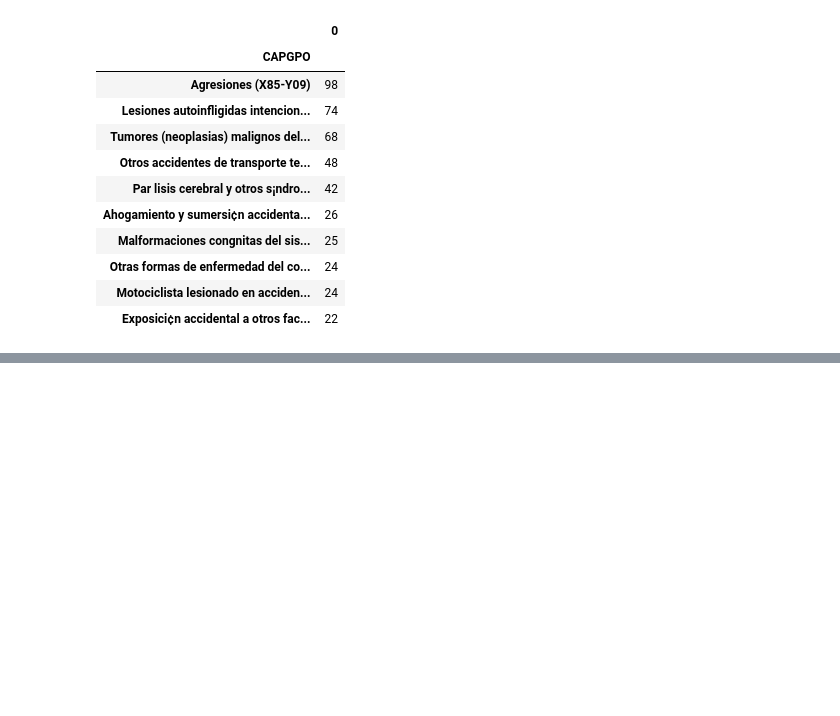
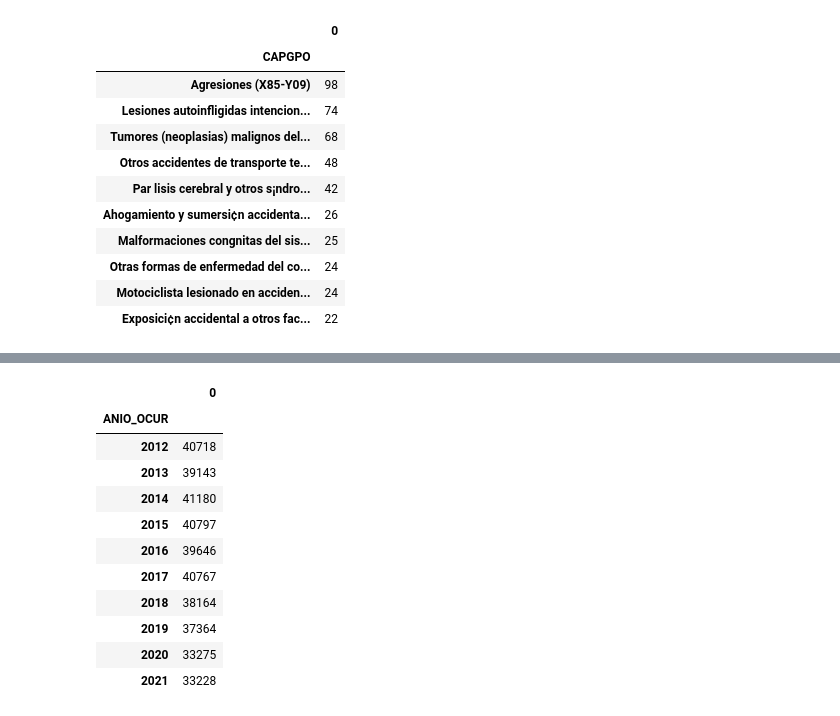
Before and after one commit to jdanielgoh/datos-defunciones, a Jupyter notebook: analisis.ipynb, the cells around one changed output, grey strips where cells are left out. Cells and saved outputs as stored; diff of their text form; code cells hidden in the pictures; blank space fills up the shorter version.

```diff
--- a/analisis.ipynb
+++ b/analisis.ipynb
@@ -80,0 +104,17 @@ datos[["ENT_OCURR","CVEGEO","EDAD","SEXO","CVE_CAPGPO","ANIO_BASE"]].to_csv("dat
+# %%
+ef = datos[datos.ANIO_OCUR.apply(int)>2011][["ANIO_OCUR","ENT_OCURR"]].groupby(["ANIO_OCUR","ENT_OCURR"]).size().reset_index()
+# %%
+ef.groupby("ANIO_OCUR").sum()
+# %% [output]
+|  | 0 |
+| ANIO_OCUR |  |
+| 2012 | 40718 |
+| 2013 | 39143 |
+| 2014 | 41180 |
+| 2015 | 40797 |
+| 2016 | 39646 |
+| 2017 | 40767 |
+| 2018 | 38164 |
+| 2019 | 37364 |
+| 2020 | 33275 |
+| 2021 | 33228 |
```
Also changed, not shown: parts of 8 cells of this notebook, 14 other files.
